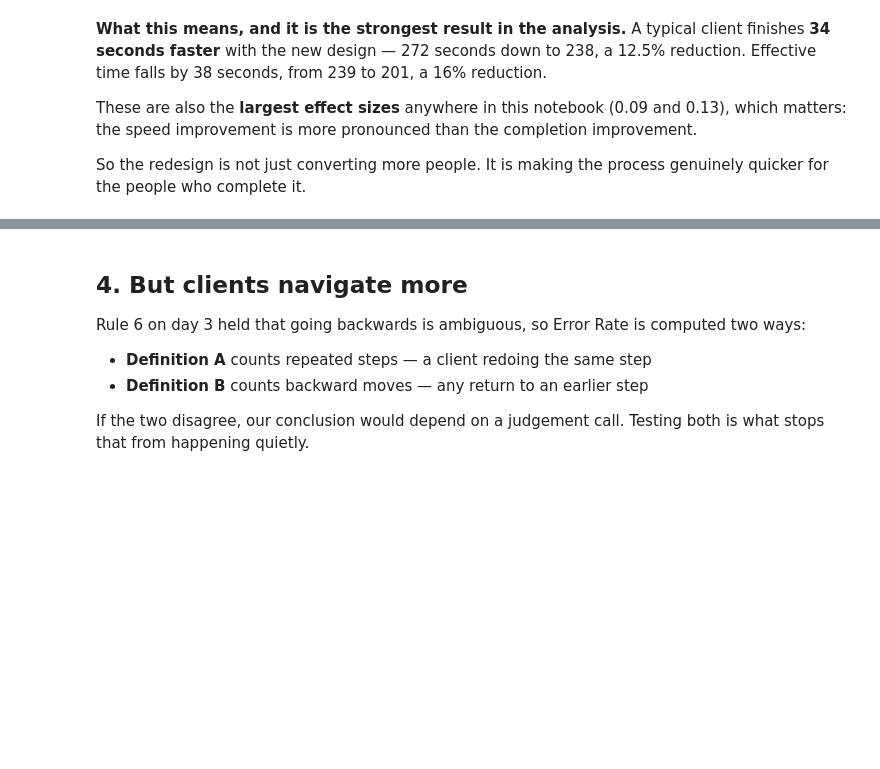
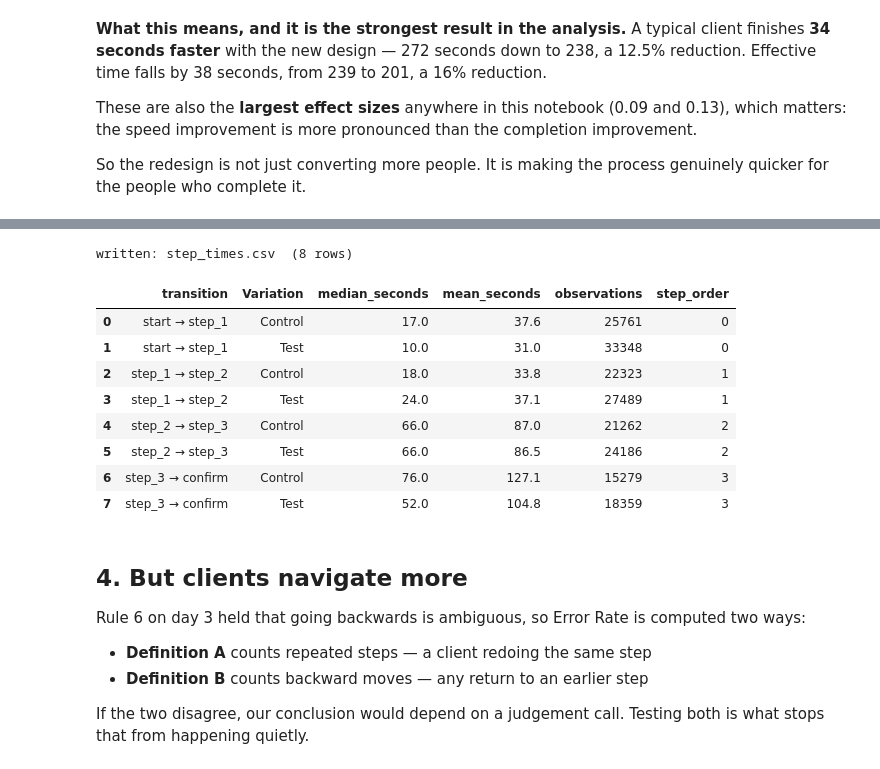
Before and after one commit to aroaxinping/vanguard-ab-test, a Jupyter notebook: notebooks/4.0-aroa-ab-testing.ipynb, the cells around one changed output, grey strips where cells are left out. Cells and saved outputs as stored; diff of their text form; code cells hidden in the pictures; blank space fills up the shorter version.

```diff
--- a/notebooks/4.0-aroa-ab-testing.ipynb
+++ b/notebooks/4.0-aroa-ab-testing.ipynb
@@ -277,3 +353,29 @@ genuinely quicker for the people who complete it.
+# %%
+# Export for Tableau: one row per transition and group, long format
+tableau_steps = (
+    forward.groupby(["transition", "Variation"])
+    .gap_s.agg(median_seconds="median", mean_seconds="mean", observations="size")
+    .reset_index()
+)
+tableau_steps["step_order"] = tableau_steps.transition.map(
+    {t: i for i, t in enumerate(order)}
+)
+tableau_steps = tableau_steps.sort_values(["step_order", "Variation"])
+
+tableau_steps.to_csv(PROCESSED_DIR / "step_times.csv", index=False)
+print(f"written: step_times.csv  ({len(tableau_steps)} rows)")
+tableau_steps.round(1)
+# %% [output]
+written: step_times.csv  (8 rows)
+|  | transition | Variation | median_seconds | mean_seconds | observations | step_order |
+| 0 | start → step_1 | Control | 17.0 | 37.6 | 25761 | 0 |
+| 1 | start → step_1 | Test | 10.0 | 31.0 | 33348 | 0 |
+| 2 | step_1 → step_2 | Control | 18.0 | 33.8 | 22323 | 1 |
+| 3 | step_1 → step_2 | Test | 24.0 | 37.1 | 27489 | 1 |
+| 4 | step_2 → step_3 | Control | 66.0 | 87.0 | 21262 | 2 |
+| 5 | step_2 → step_3 | Test | 66.0 | 86.5 | 24186 | 2 |
+| 6 | step_3 → confirm | Control | 76.0 | 127.1 | 15279 | 3 |
+| 7 | step_3 → confirm | Test | 52.0 | 104.8 | 18359 | 3 |
 # %% [markdown]
 ## 4. But clients navigate more
 
```
Also changed, not shown: parts of 4 cells of this notebook.
